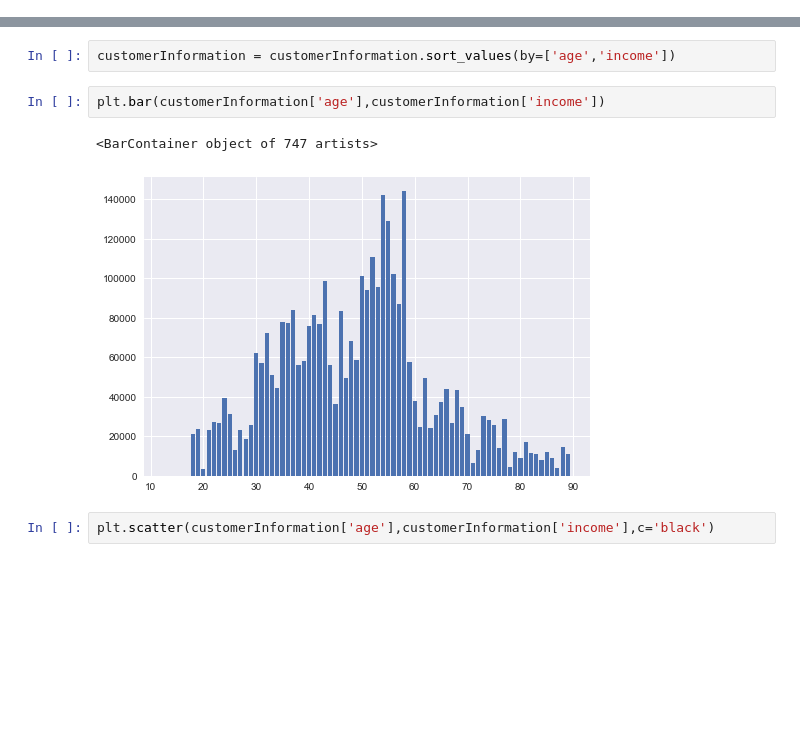
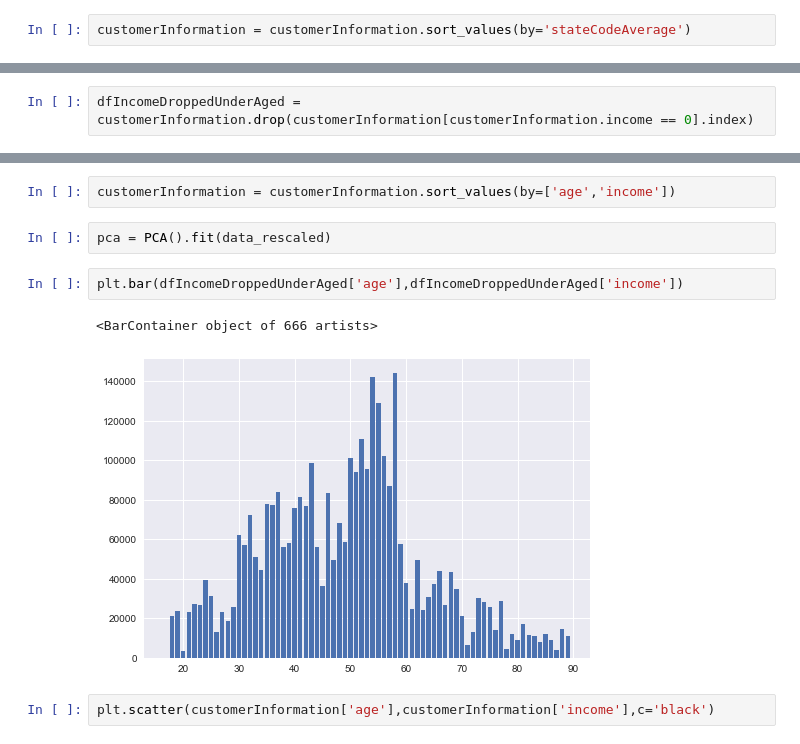
Before and after one commit to JamesKha/mini-project-III, a Jupyter notebook: mini-project-III.ipynb, the cells around one changed output, grey strips where cells are left out. Saved outputs shown, nothing was run; the diff lists cells and outputs as text; blank space fills up the shorter version.

```diff
--- a/mini-project-III.ipynb
+++ b/mini-project-III.ipynb
@@ -13,0 +16,2 @@ transactionsInformation = pd.read_csv('twm_transactions.csv', sep=";")
+# %%
+customerInformation = customerInformation.sort_values(by='stateCodeAverage')
@@ -13,0 +83,2 @@ transactionsInformation = pd.read_csv('twm_transactions.csv', sep=";")
+# %%
+dfIncomeDroppedUnderAged = customerInformation.drop(customerInformation[customerInformation.income == 0].index)
@@ -144,11 +217,13 @@ customerInformation.head()
 | 265 | 1363064 | 0 | 13 | 5 | 0 | F | 1 |  | ... |
 # %%
 customerInformation = customerInformation.sort_values(by=['age','income'])
+# %%
+pca = PCA().fit(data_rescaled)
 # %%
-plt.bar(customerInformation['age'],customerInformation['income'])
+plt.bar(dfIncomeDroppedUnderAged['age'],dfIncomeDroppedUnderAged['income'])
 # %% [output]
-<BarContainer object of 747 artists>
+<BarContainer object of 666 artists>
-[figure, old version]
+[figure, new version]
 # %%
 plt.scatter(customerInformation['age'],customerInformation['income'],c='black')
 # %% [output]
```
Also changed, not shown: parts of 19 cells of this notebook.
